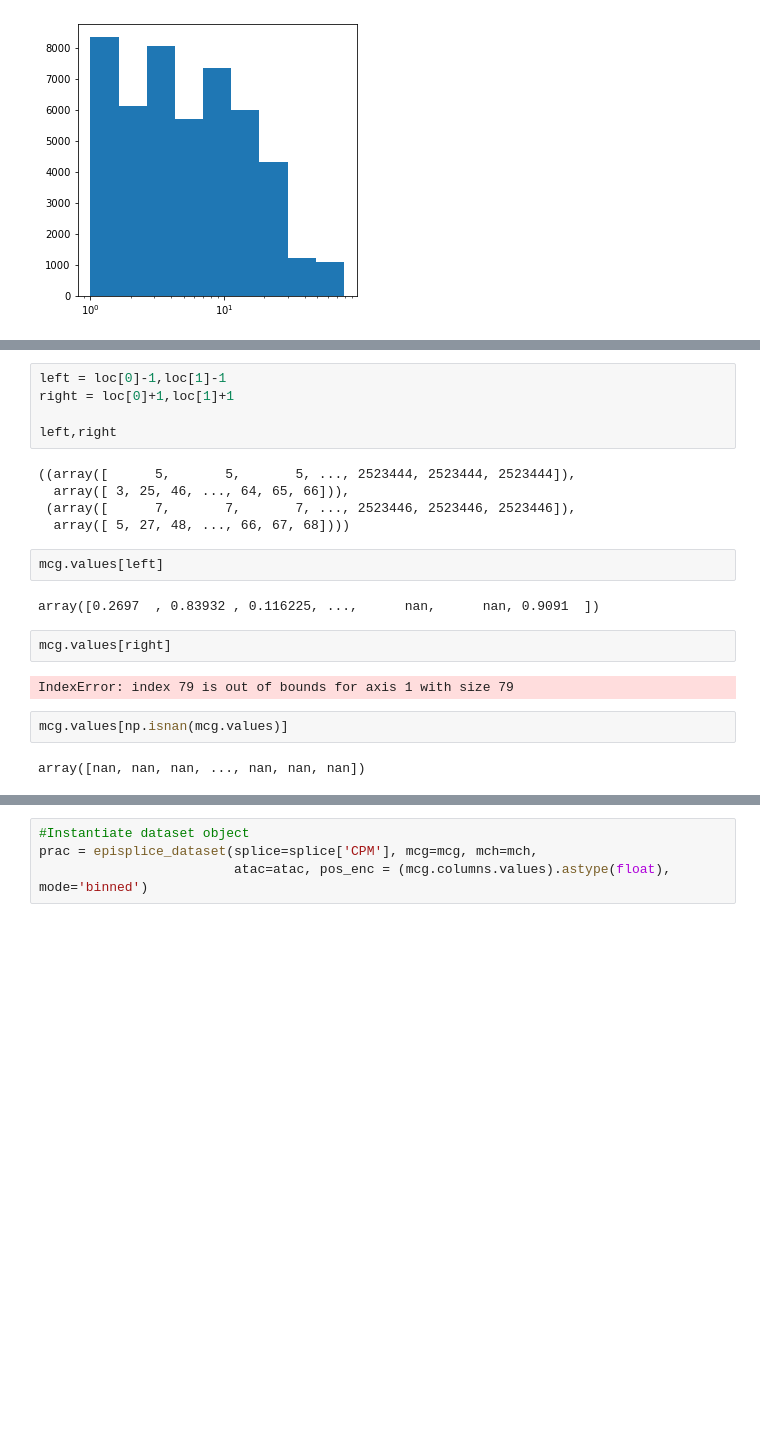
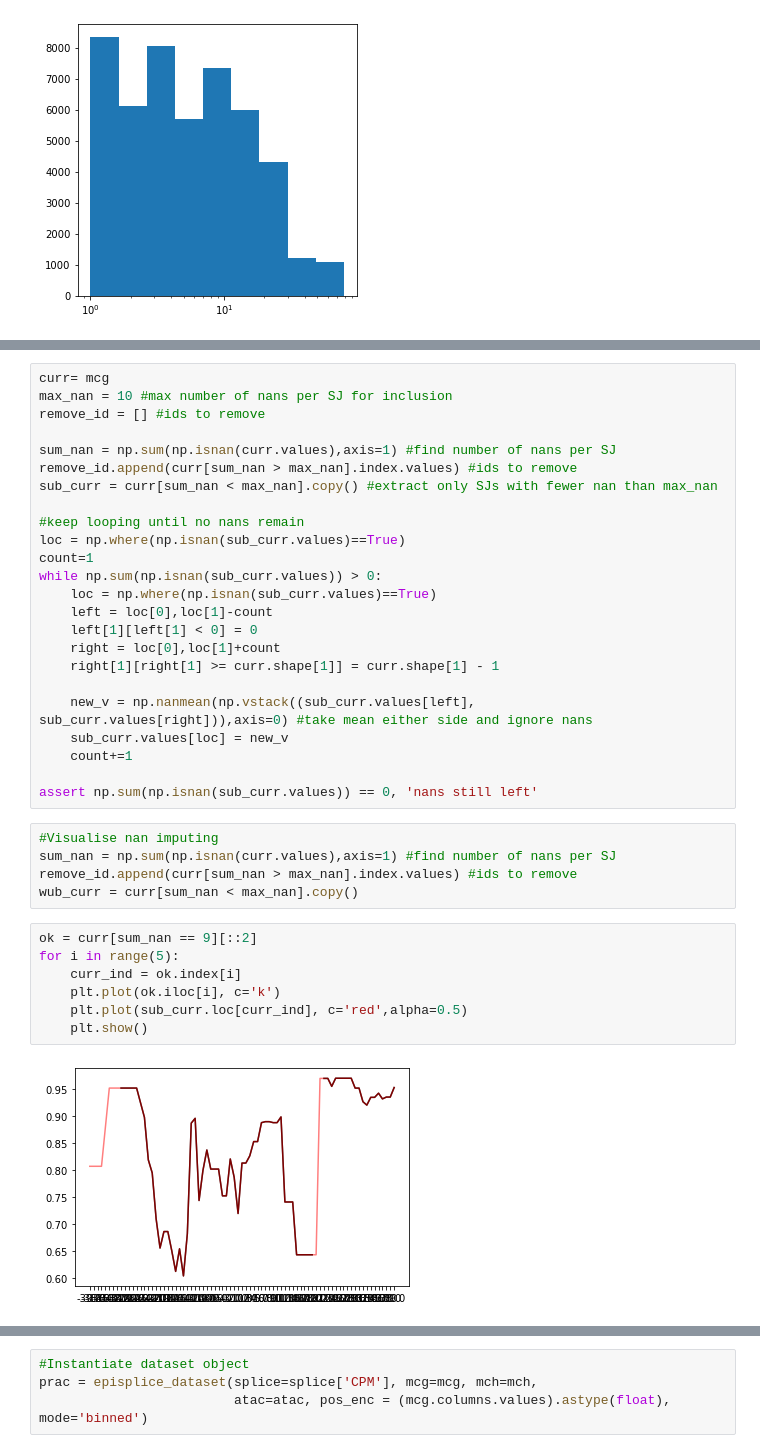
Before and after one commit to dmnburrows/deepNN_splice, a Jupyter notebook: model_build.ipynb, the cells around one changed output, grey strips where cells are left out. Cells and saved outputs as stored; diff of their text form; blank space fills up the shorter version.

```diff
--- a/model_build.ipynb
+++ b/model_build.ipynb
@@ -84,22 +103,38 @@ loc
-# %%
-left = loc[0]-1,loc[1]-1
-right = loc[0]+1,loc[1]+1
-
-left,right
-# %% [output]
-((array([      5,       5,       5, ..., 2523444, 2523444, 2523444]),
-  array([ 3, 25, 46, ..., 64, 65, 66])),
- (array([      7,       7,       7, ..., 2523446, 2523446, 2523446]),
-  array([ 5, 27, 48, ..., 66, 67, 68])))
-# %%
-mcg.values[left]
-# %% [output]
-array([0.2697  , 0.83932 , 0.116225, ...,      nan,      nan, 0.9091  ])
-# %%
-mcg.values[right]
-# %% [output]
-IndexError: index 79 is out of bounds for axis 1 with size 79
-# %%
-mcg.values[np.isnan(mcg.values)]
-# %% [output]
-array([nan, nan, nan, ..., nan, nan, nan])
+# %%
+curr= mcg
+max_nan = 10 #max number of nans per SJ for inclusion
+remove_id = [] #ids to remove
+
+sum_nan = np.sum(np.isnan(curr.values),axis=1) #find number of nans per SJ
+remove_id.append(curr[sum_nan > max_nan].index.values) #ids to remove
+sub_curr = curr[sum_nan < max_nan].copy() #extract only SJs with fewer nan than max_nan
+
+#keep looping until no nans remain
+loc = np.where(np.isnan(sub_curr.values)==True)
+count=1
+while np.sum(np.isnan(sub_curr.values)) > 0:
+    loc = np.where(np.isnan(sub_curr.values)==True)
+    left = loc[0],loc[1]-count
+    left[1][left[1] < 0] = 0
+    right = loc[0],loc[1]+count
+    right[1][right[1] >= curr.shape[1]] = curr.shape[1] - 1
+
+    new_v = np.nanmean(np.vstack((sub_curr.values[left], sub_curr.values[right])),axis=0) #take mean either side and ignore nans
+    sub_curr.values[loc] = new_v
+    count+=1
+
+assert np.sum(np.isnan(sub_curr.values)) == 0, 'nans still left'
+# %%
+#Visualise nan imputing
+sum_nan = np.sum(np.isnan(curr.values),axis=1) #find number of nans per SJ
+remove_id.append(curr[sum_nan > max_nan].index.values) #ids to remove
+wub_curr = curr[sum_nan < max_nan].copy()
+# %%
+ok = curr[sum_nan == 9][::2]
+for i in range(5):
+    curr_ind = ok.index[i]
+    plt.plot(ok.iloc[i], c='k')
+    plt.plot(sub_curr.loc[curr_ind], c='red',alpha=0.5)
+    plt.show()
+# %% [output]
+[figure, added]
```
Also changed, not shown: parts of 6 cells of this notebook, 1 other file.
